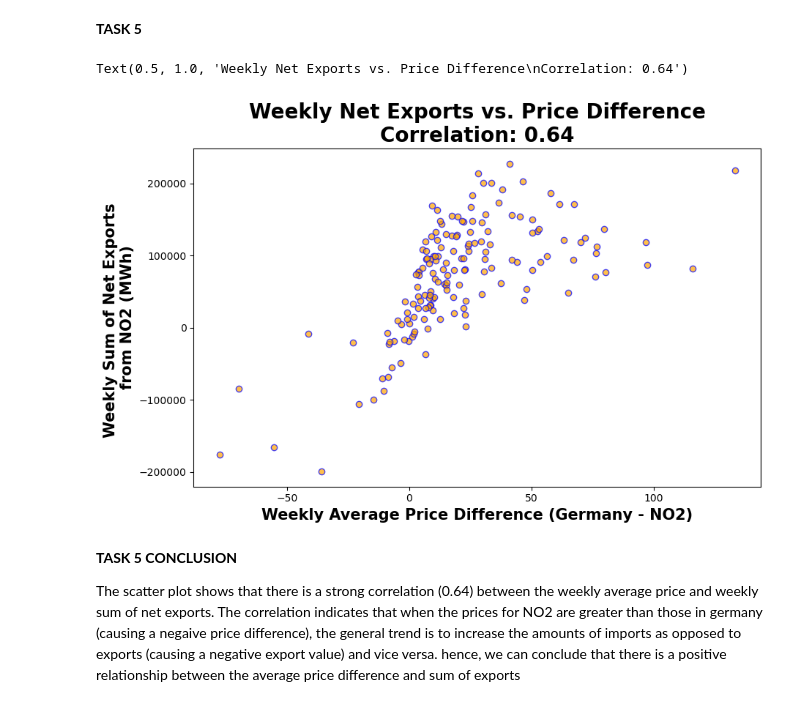
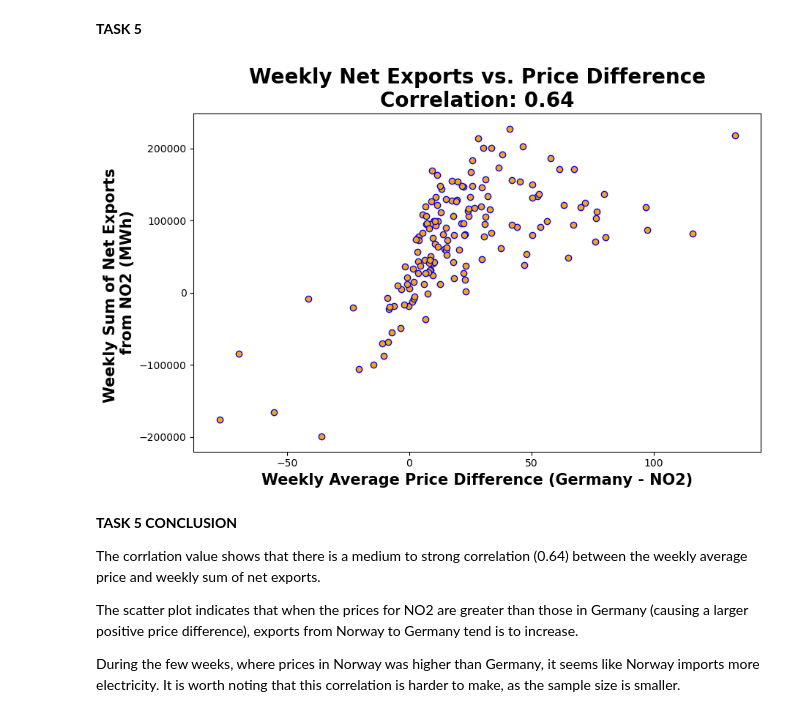
Before and after one commit to JoggiLJ/TECH_2_TERMPAPER, a Jupyter notebook: task.ipynb, the cells around one changed output. Drawn from its saved outputs; the diff is of its cells as text; code cells hidden in the pictures.

Commit message:
Almost done...

```diff
--- a/task.ipynb
+++ b/task.ipynb
@@ -227,18 +233,13 @@ exports_W = exports.groupby(pd.Grouper( freq='W')).sum()
 imports_W = imports_W['FlowValue']
 exports_W = exports_W['FlowValue']
 # %%
-# merging the two dataframes
-
-merged_df = pd.merge(exports_W, imports_W, on = ['DateTime'], suffixes = ('_export', '_import'))
-
+# merging the two dataframes, and giving the export/import values their own respective column names
+merged_df = pd.merge(exports_W, imports_W, on = ['DateTime'], suffixes = ('Export', 'Import'))
 
 # removing NaNs
-
 merged_df.fillna(0, inplace= True)
 
-
-# creating netflow column
-
-merged_df['NetFlow'] = merged_df['FlowValue_export'] - merged_df['FlowValue_import']
+# creating new NetFlow column that expresses the difference between exports and imports
+merged_df['NetFlow'] = merged_df['FlowValueExport'] - merged_df['FlowValueImport']
 # %%
 # plotting the graph and adding labels
@@ -269 +265,12 @@ delta_price_W_after_open = delta_price_W[delta_price_W.index > nordlink_opening_
+# %%
+# Creating new dataframe that contains one column of the price difference between Germany and Norway
+delta_price = df_price_DE['Price'] - df_price_NO['Price']
+
+#Creating another dataframe that expresses the price difference per week
+#Note that we use '.mean()' instad of  '.sum()' because we are not interested in the total price. That would not make sense
+delta_price_W = delta_price.groupby(pd.Grouper( freq='W')).mean()
+
+#Limiting the dataframe to relevant dates (after the opening of NordLink)
+#If this is not done, the correlation value might be lower than it should
+delta_price_W = delta_price_W[delta_price_W.index > nordlink_opening_date]
 # %%
@@ -273,8 +281,5 @@ merged_df = merged_df['NetFlow']
 merged_df = merged_df[merged_df.index > nordlink_opening_date]
 # %%
-#Combines the two data frames into one, and drops all the missing values
-combined_data = pd.DataFrame({
-    'WeeklyPriceDifference': delta_price_W,
-    'WeeklyNetFlow': merged_df
-}).dropna()
+#Combine the two data frames into one, and drop all the missing values (just in case there are any)
+combined_data = pd.DataFrame({'WeeklyPriceDifference': delta_price_W, 'WeeklyNetFlow': merged_df }).dropna()
 # %%
@@ -284,18 +290,24 @@ from scipy.stats import pearsonr
 correlation, _ = pearsonr(combined_data['WeeklyPriceDifference'], combined_data['WeeklyNetFlow'])
 # %%
 #Plot the figure, showing the weekly sum of net exports in NO2 on the y-axis
-# and the weekly average price difference between Germany and NO2 on the x-axis
+#And the weekly average price difference between Germany and NO2 on the x-axis
+#Formatting to match the rest of the figures
 plt.figure(figsize=(10, 6))
-plt.scatter(combined_data['WeeklyPriceDifference'], combined_data['WeeklyNetFlow'], alpha=0.7, edgecolors='blue', color = 'orange')
+plt.scatter(combined_data['WeeklyPriceDifference'], combined_data['WeeklyNetFlow'], alpha=1, edgecolors='blue', color = 'orange')
 plt.xlabel('Weekly Average Price Difference (Germany - NO2)', fontsize = 15, fontweight = 'bold')
 plt.ylabel('Weekly Sum of Net Exports \nfrom NO2 (MWh)', fontsize = 15, fontweight = 'bold')
 
-#Adding the correlation coefficient in the figure title
+#Adding the correlation title along with the correlation from the previous code section
 plt.title(f"Weekly Net Exports vs. Price Difference\nCorrelation: {correlation:.2f}", fontsize = 20, fontweight = 'bold')
+
+plt.show()
 # %% [output]
-Text(0.5, 1.0, 'Weekly Net Exports vs. Price Difference\nCorrelation: 0.64')
-[figure, old version]
+[figure, new version]
 # %% [markdown]
 **TASK 5 CONCLUSION**
 
-The scatter plot shows that there is a strong correlation (0.64) between the weekly average price and weekly sum of net exports. The correlation indicates that when the prices for NO2 are greater than those in germany (causing a negaive price difference), the general trend is to increase the amounts of imports as opposed to exports (causing a negative export value) and vice versa. hence, we can conclude that there is a positive relationship between the average price difference and sum of exports
+The corrlation value shows that there is a medium to strong correlation (0.64) between the weekly average price and weekly sum of net exports.
+
+The scatter plot indicates that when the prices for NO2 are greater than those in Germany (causing a larger positive price difference), exports from Norway to Germany tend is to increase.
+
+During the few weeks, where prices in Norway was higher than Germany, it seems like Norway imports more electricity. It is worth noting that this correlation is harder to make, as the sample size is smaller.
```
Also changed, not shown: parts of 16 cells of this notebook.
